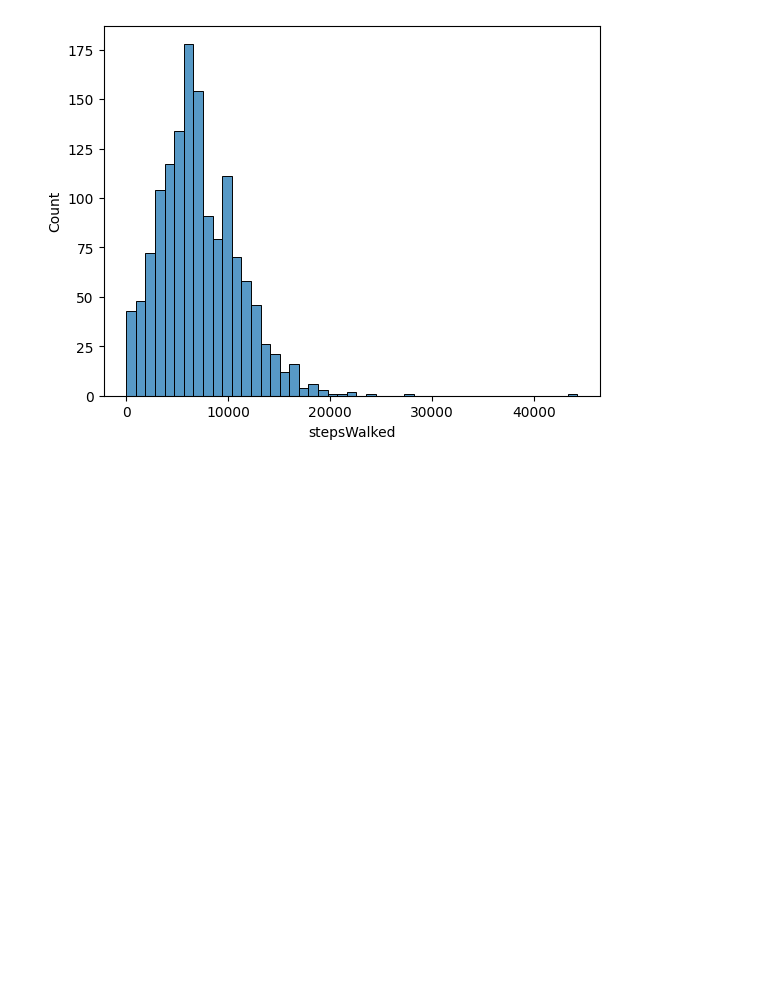
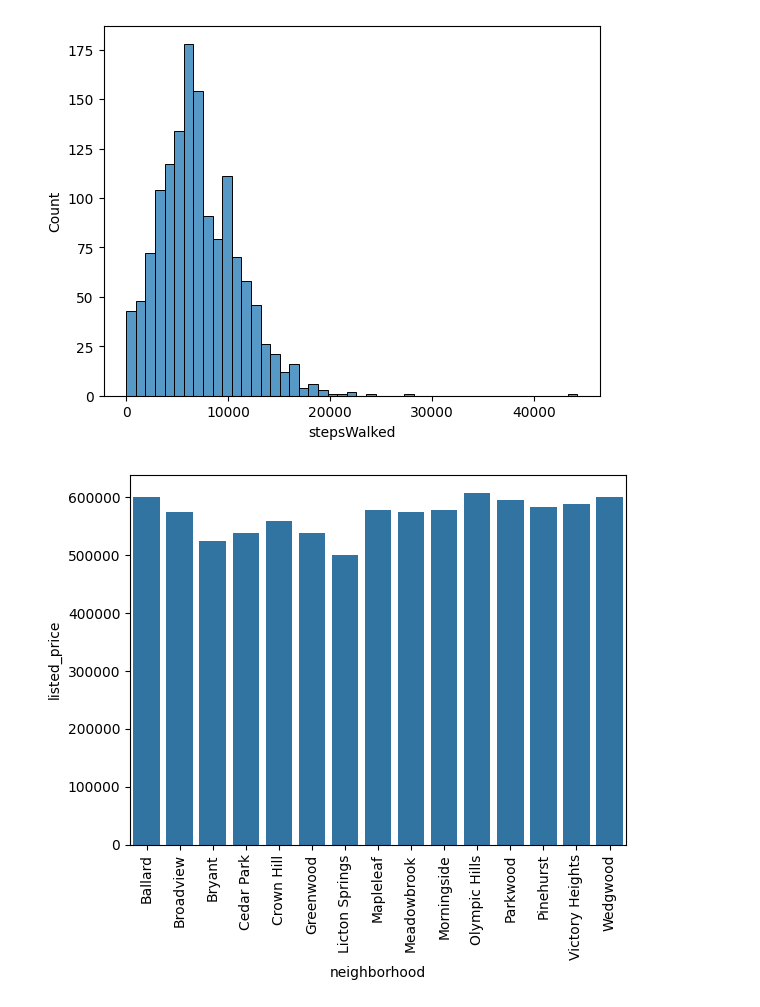
Before and after one commit to ptvan/python-snippets, a Jupyter notebook: plotting_snippets.ipynb, the cells around one changed output. Saved outputs shown, nothing was run; the diff lists cells and outputs as text; code cells hidden in the pictures; blank space fills up the shorter version.

Commit message:
more seaborn plots and minor cleanup

```diff
--- a/plotting_snippets.ipynb
+++ b/plotting_snippets.ipynb
@@ -39 +37,7 @@ iris = load_iris().data
+# %%
+iris = load_iris().data
+
+house_prices = pd.read_csv("~/working/datasets/house_prices/Seattle_house_listings.csv")
+house_prices.groupby('neighborhood').groups.keys()
+neighborhood_means = house_prices.groupby('neighborhood')['listed_price'].mean()
 # %%
@@ -84,3 +88,11 @@ sns.histplot(activity['stepsWalked'])
 # %% [output]
 <Axes: xlabel='stepsWalked', ylabel='Count'>
 [figure]
+# %%
+
+
+
+g = sns.barplot(data = neighborhood_means)
+g.tick_params(axis='x', rotation=90)
+# %% [output]
+[figure, added]
```
Also changed, not shown: parts of 2 cells of this notebook, 2 other files.
